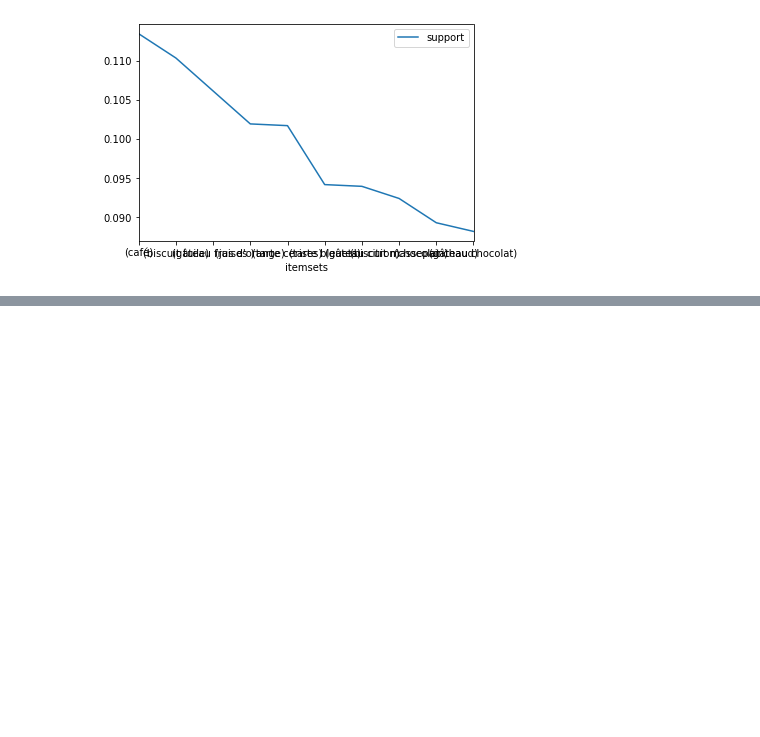
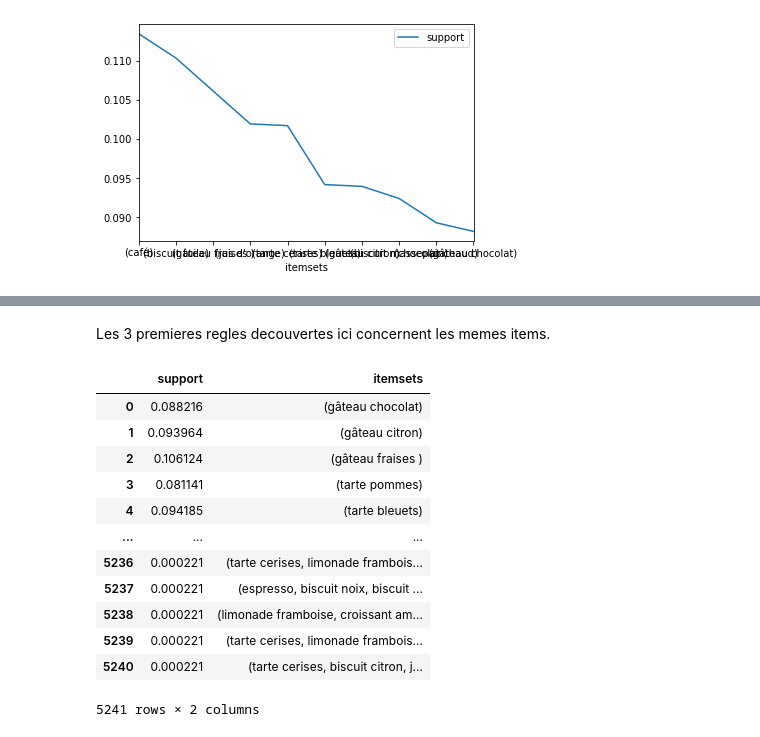
Before and after one commit to abouchard-ds/MATH30650, a Jupyter notebook: cours3_association/Sceance03.ipynb, the cells around one changed output, grey strips where cells are left out. Cells and saved outputs as stored; diff of their text form; code cells hidden in the pictures; blank space fills up the shorter version.

```diff
--- a/cours3_association/Sceance03.ipynb
+++ b/cours3_association/Sceance03.ipynb
@@ -131,3 +139,21 @@ rules.head()
 | 2 | (croissant pommes, tarte pommes) | (soda aux cerises) | 0.034933 | 0.074066 | 0.025426 | 0.727848 | 9.827036 | ... |
 | 3 | (limonade framboise, café) | (tarte bleuets) | 0.002653 | 0.094185 | 0.001769 | 0.666667 | 7.078247 | ... |
 | 4 | (tarte chocolat, biscuit noix) | (cappuccino) | 0.031616 | 0.081141 | 0.029405 | 0.930070 | 11.462415 | ... |
+# %% [markdown]
+Les 3 premieres regles decouvertes ici concernent les memes items.
+# %%
+freq_items
+# %% [output]
+|  | support | itemsets |
+| 0 | 0.088216 | (gâteau chocolat) |
+| 1 | 0.093964 | (gâteau citron) |
+| 2 | 0.106124 | (gâteau fraises ) |
+| 3 | 0.081141 | (tarte pommes) |
+| 4 | 0.094185 | (tarte bleuets) |
+| ... | ... | ... |
+| 5236 | 0.000221 | (tarte cerises, limonade frambois... |
+| 5237 | 0.000221 | (espresso, biscuit noix, biscuit ... |
+| 5238 | 0.000221 | (limonade framboise, croissant am... |
+| 5239 | 0.000221 | (tarte cerises, limonade frambois... |
+| 5240 | 0.000221 | (tarte cerises, biscuit citron, j... |
+5241 rows × 2 columns
```
Also changed, not shown: parts of 3 cells of this notebook, 11 other files.
